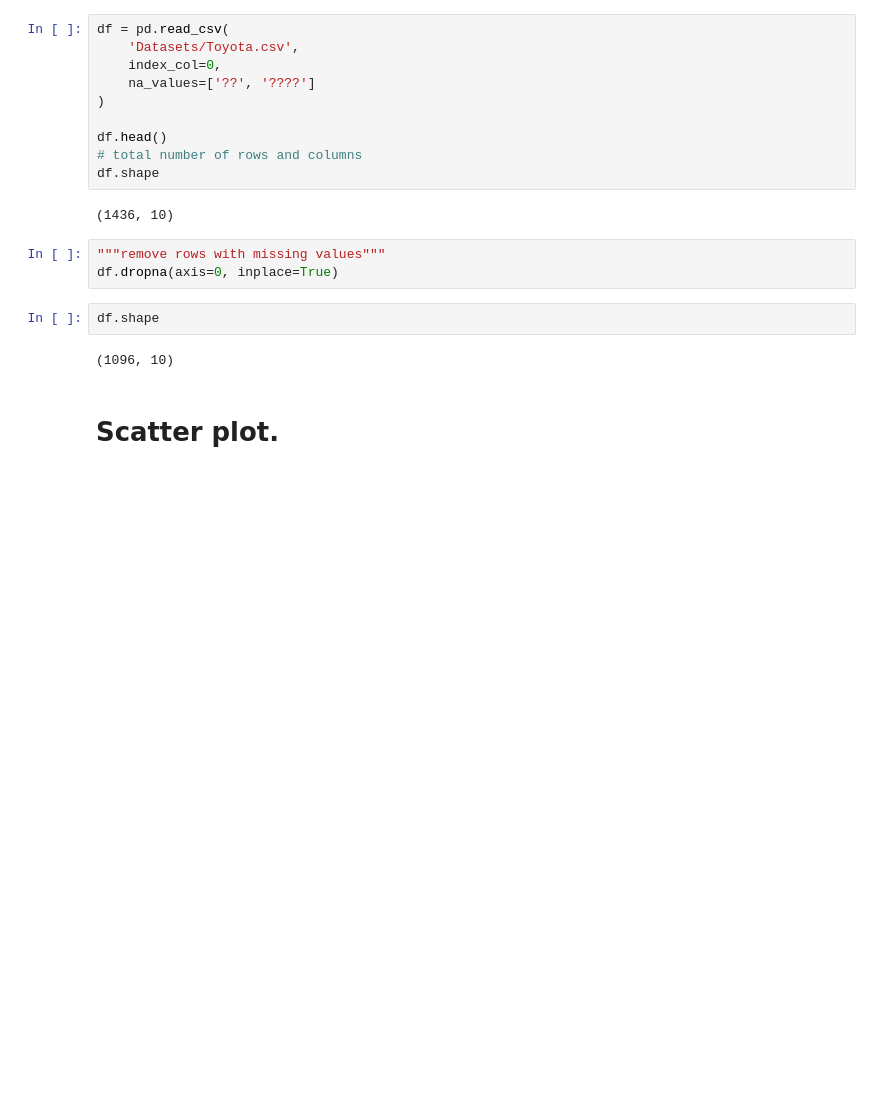
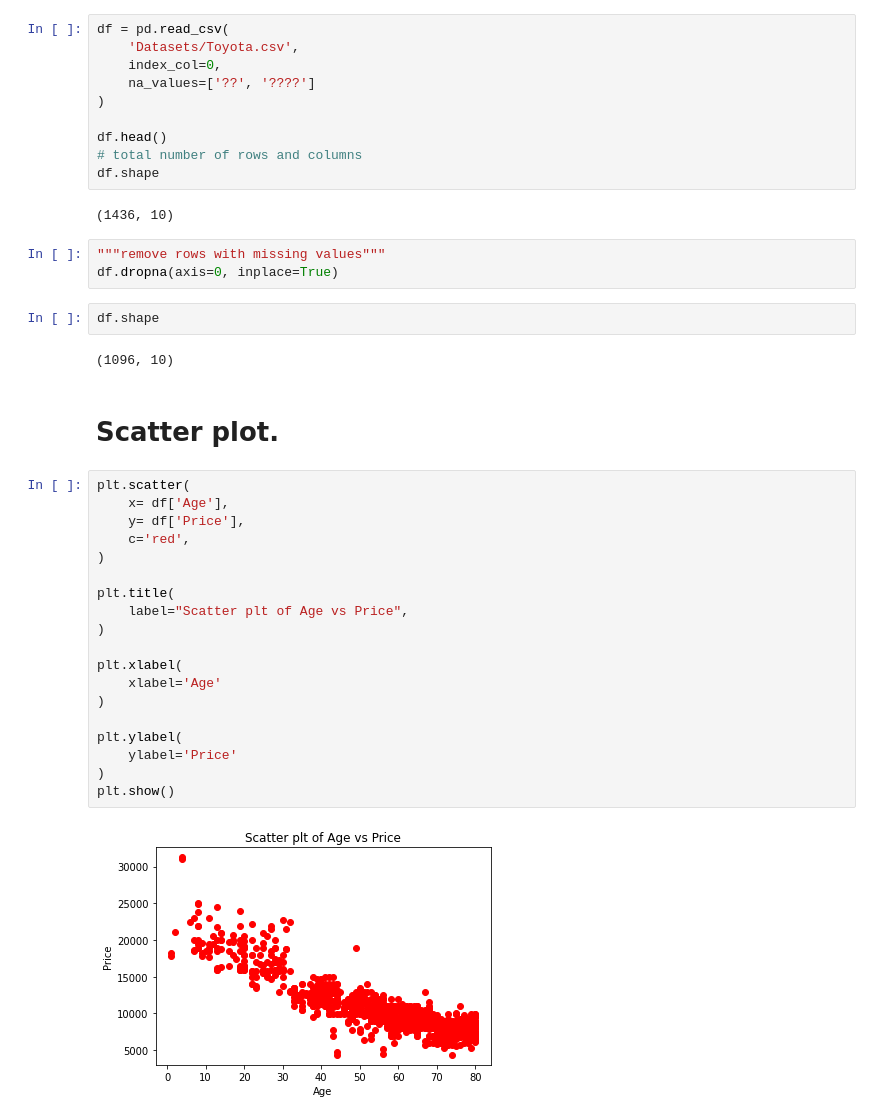
Before and after one commit to nova-sangeeth/pytest-workouts, a Jupyter notebook: GITAA/week_4/data_visualization.ipynb, the cells around one changed output. Drawn from its saved outputs; the diff is of its cells as text; blank space fills up the shorter version.

Commit message:
data visualization 2

```diff
--- a/GITAA/week_4/data_visualization.ipynb
+++ b/GITAA/week_4/data_visualization.ipynb
@@ -25,3 +25,24 @@ df.shape
 (1096, 10)
 # %% [markdown]
 # Scatter plot.
+# %%
+plt.scatter(
+    x= df['Age'],
+    y= df['Price'],
+    c='red',
+)
+
+plt.title(
+    label="Scatter plt of Age vs Price",
+)
+
+plt.xlabel(
+    xlabel='Age'
+)
+
+plt.ylabel(
+    ylabel='Price'
+)
+plt.show()
+# %% [output]
+[figure, added]
```
Also changed, not shown: parts of 7 cells of this notebook, 1 other file.
